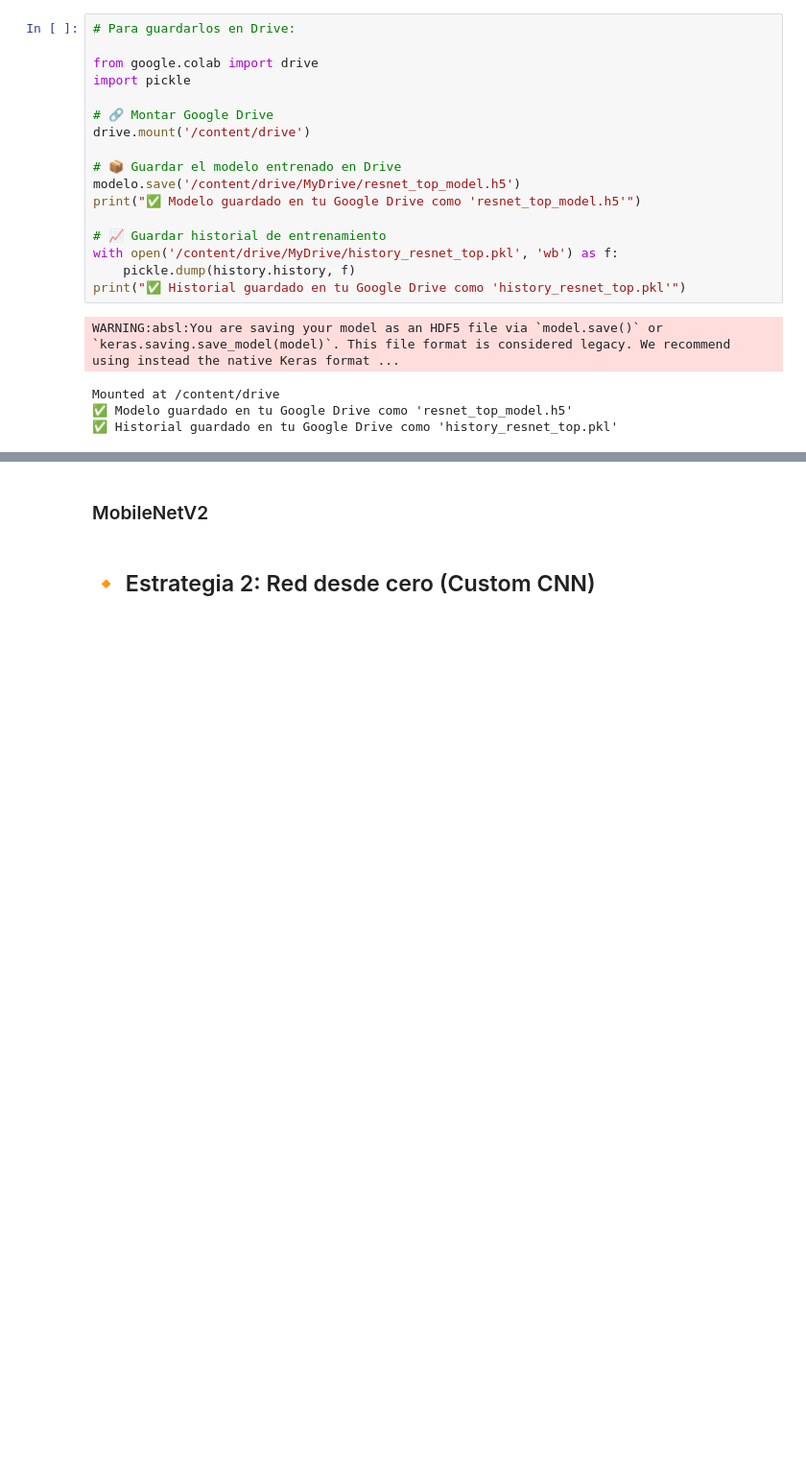
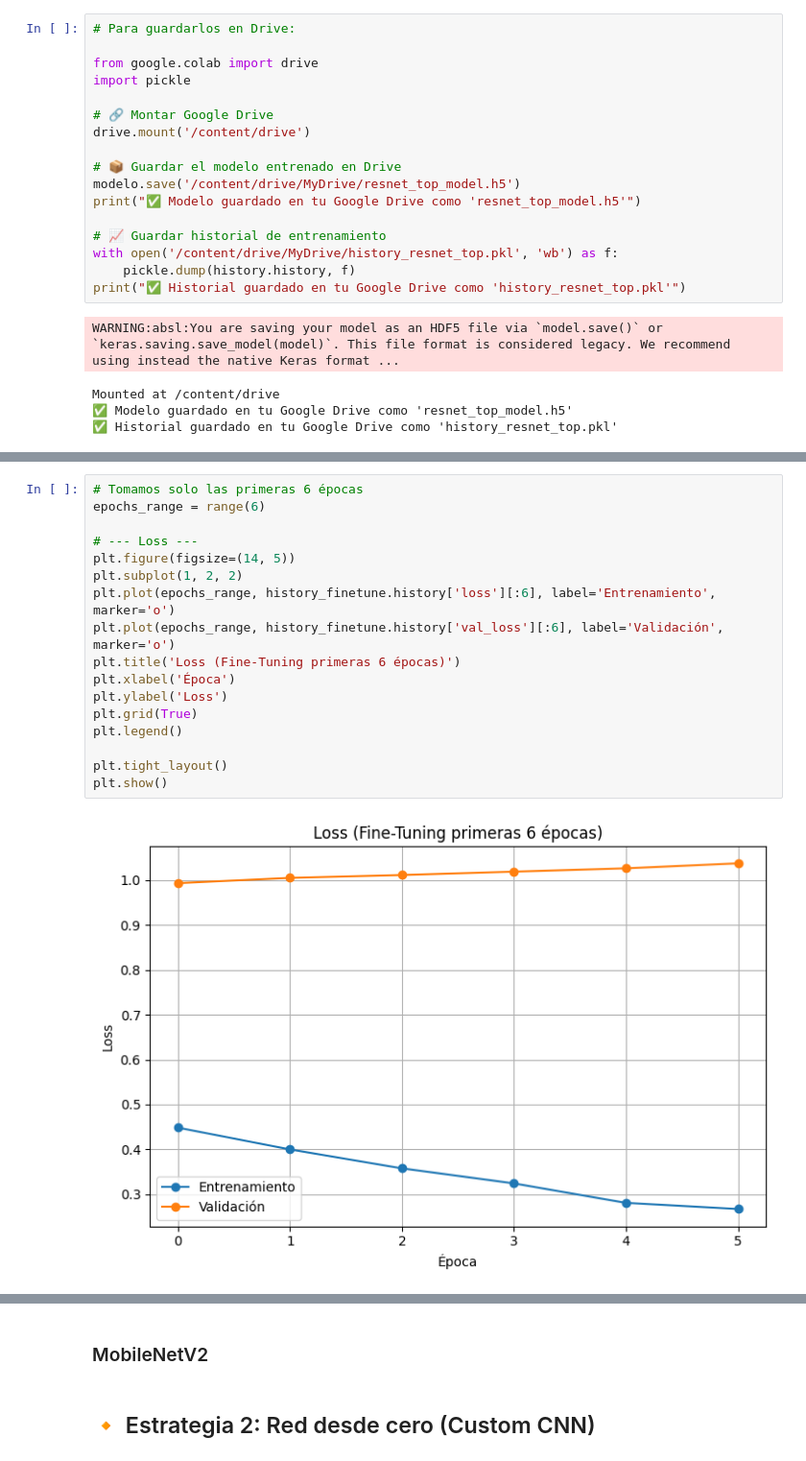
Before and after one commit to rcastillordgz/Entregable-4-Nuclio-DL, a Jupyter notebook: DSC0924ESP_Actividad_DL_Grupo_XX_COMPLETO.ipynb, the cells around one changed output, grey strips where cells are left out. Shown at 96% size. Drawn from its saved outputs; the diff is of its cells as text; blank space fills up the shorter version.

```diff
--- a/DSC0924ESP_Actividad_DL_Grupo_XX_COMPLETO.ipynb
+++ b/DSC0924ESP_Actividad_DL_Grupo_XX_COMPLETO.ipynb
@@ -353,0 +436,19 @@ Mounted at /content/drive
+# %%
+# Tomamos solo las primeras 6 épocas
+epochs_range = range(6)
+
+# --- Loss ---
+plt.figure(figsize=(14, 5))
+plt.subplot(1, 2, 2)
+plt.plot(epochs_range, history_finetune.history['loss'][:6], label='Entrenamiento', marker='o')
+plt.plot(epochs_range, history_finetune.history['val_loss'][:6], label='Validación', marker='o')
+plt.title('Loss (Fine-Tuning primeras 6 épocas)')
+plt.xlabel('Época')
+plt.ylabel('Loss')
+plt.grid(True)
+plt.legend()
+
+plt.tight_layout()
+plt.show()
+# %% [output]
+[figure, added]
```
Also changed, not shown: parts of 20 cells of this notebook.
